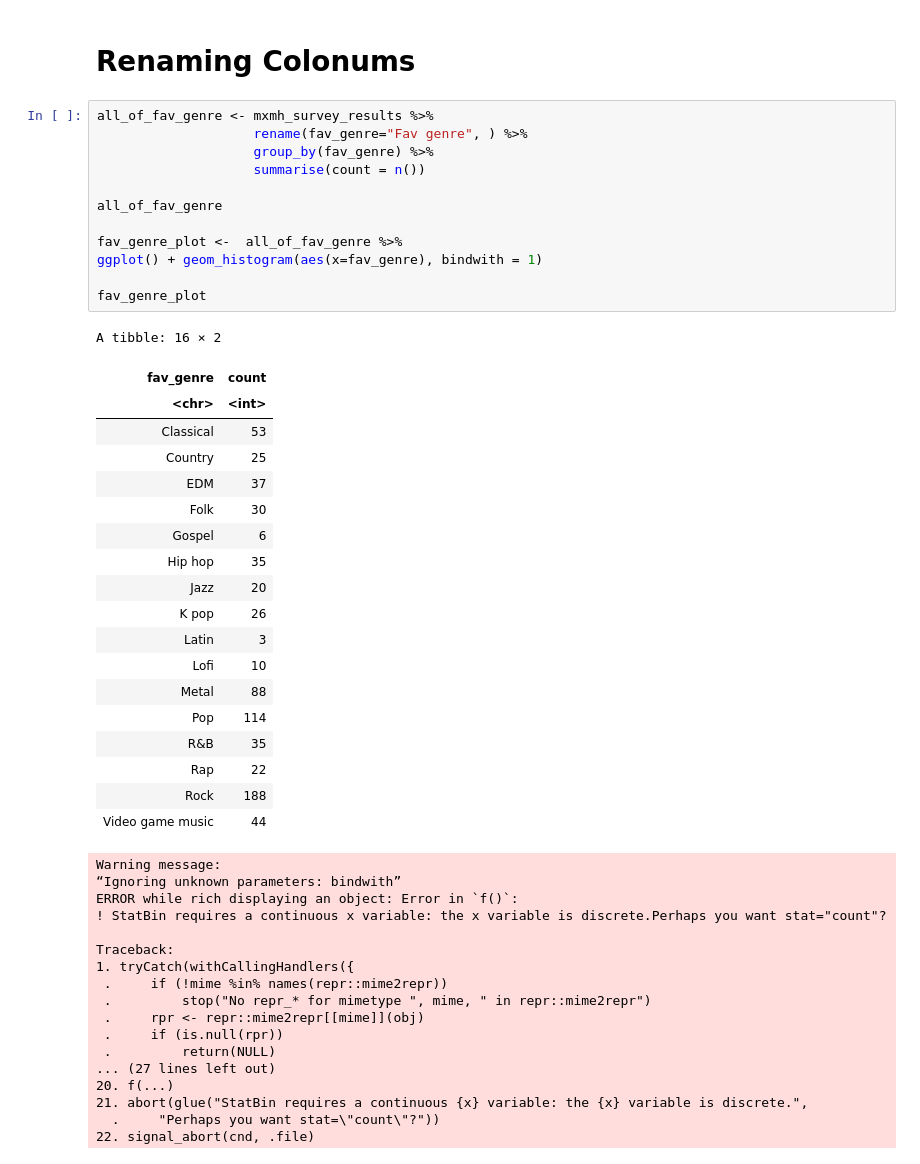
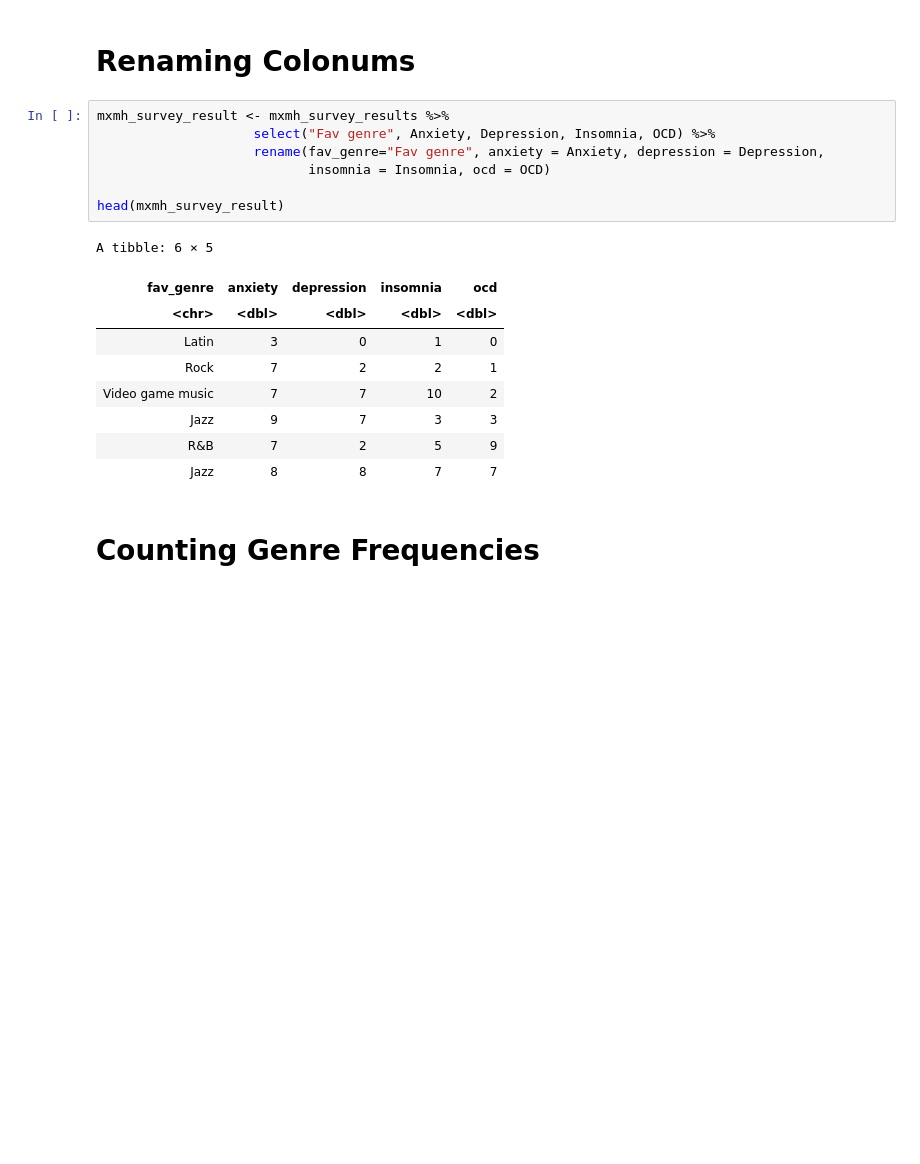
Before and after one commit to SaiUbc/STAT-201-Group-Project-Team-3, a Jupyter notebook: Sai_RoughWork.ipynb, the cells around one changed output. Drawn from its saved outputs; the diff is of its cells as text; blank space fills up the shorter version.

Commit message:
Renaming cols, genre_freq DONE! awaiting jason's push

```diff
--- a/Sai_RoughWork.ipynb
+++ b/Sai_RoughWork.ipynb
@@ -42,51 +42,21 @@ A tibble: 6 × 33
 # %% [markdown]
 # Renaming Colonums
 # %%
-all_of_fav_genre <- mxmh_survey_results %>%
-                    rename(fav_genre="Fav genre", ) %>%
-                    group_by(fav_genre) %>%
-                    summarise(count = n())
+mxmh_survey_result <- mxmh_survey_results %>%
+                    select("Fav genre", Anxiety, Depression, Insomnia, OCD) %>%
+                    rename(fav_genre="Fav genre", anxiety = Anxiety, depression = Depression,
+                           insomnia = Insomnia, ocd = OCD)
 
-all_of_fav_genre
-
-fav_genre_plot <-  all_of_fav_genre %>%
-ggplot() + geom_histogram(aes(x=fav_genre), bindwith = 1)
-
-fav_genre_plot
+head(mxmh_survey_result)
 # %% [output]
-A tibble: 16 × 2
+A tibble: 6 × 5
-| fav_genre | count |
-| <chr> | <int> |
-| Classical | 53 |
-| Country | 25 |
-| EDM | 37 |
-| Folk | 30 |
-| Gospel | 6 |
-| Hip hop | 35 |
-| Jazz | 20 |
-| K pop | 26 |
-| Latin | 3 |
-| Lofi | 10 |
-| Metal | 88 |
-| Pop | 114 |
-| R&B | 35 |
-| Rap | 22 |
-| Rock | 188 |
-| Video game music | 44 |
+| fav_genre | anxiety | depression | insomnia | ocd |
+| <chr> | <dbl> | <dbl> | <dbl> | <dbl> |
+| Latin | 3 | 0 | 1 | 0 |
+| Rock | 7 | 2 | 2 | 1 |
+| Video game music | 7 | 7 | 10 | 2 |
+| Jazz | 9 | 7 | 3 | 3 |
+| R&B | 7 | 2 | 5 | 9 |
+| Jazz | 8 | 8 | 7 | 7 |
-Warning message:
-“Ignoring unknown parameters: bindwith”
-ERROR while rich displaying an object: Error in `f()`:
-! StatBin requires a continuous x variable: the x variable is discrete.Perhaps you want stat="count"?
-
-Traceback:
-1. tryCatch(withCallingHandlers({
- .     if (!mime %in% names(repr::mime2repr))
- .         stop("No repr_* for mimetype ", mime, " in repr::mime2repr")
- .     rpr <- repr::mime2repr[[mime]](obj)
- .     if (is.null(rpr))
- .         return(NULL)
-... (27 lines left out)
-20. f(...)
-21. abort(glue("StatBin requires a continuous {x} variable: the {x} variable is discrete.",
-  .     "Perhaps you want stat=\"count\"?"))
-22. signal_abort(cnd, .file)
+# %% [markdown]
+# Counting Genre Frequencies
```
Also changed, not shown: parts of 7 cells of this notebook.
